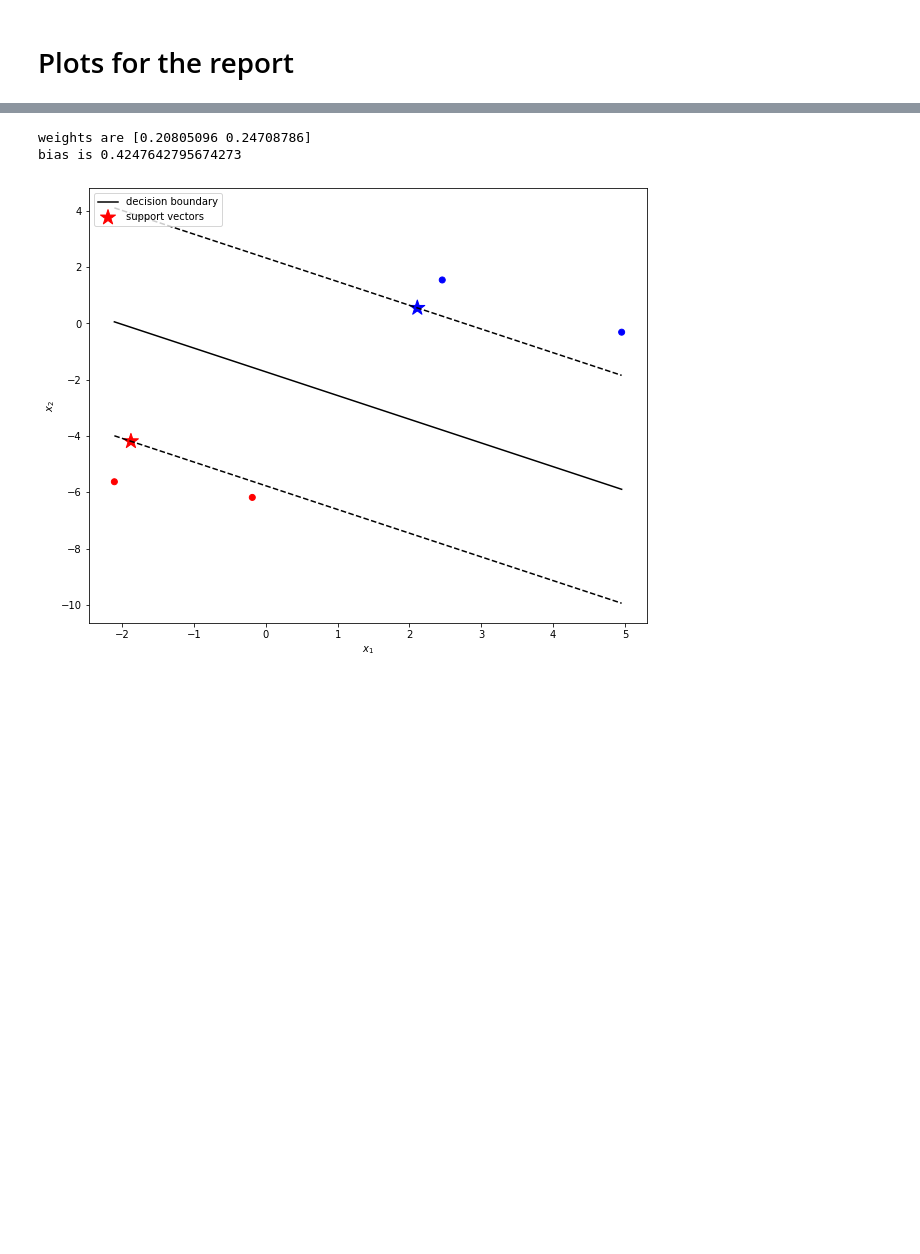
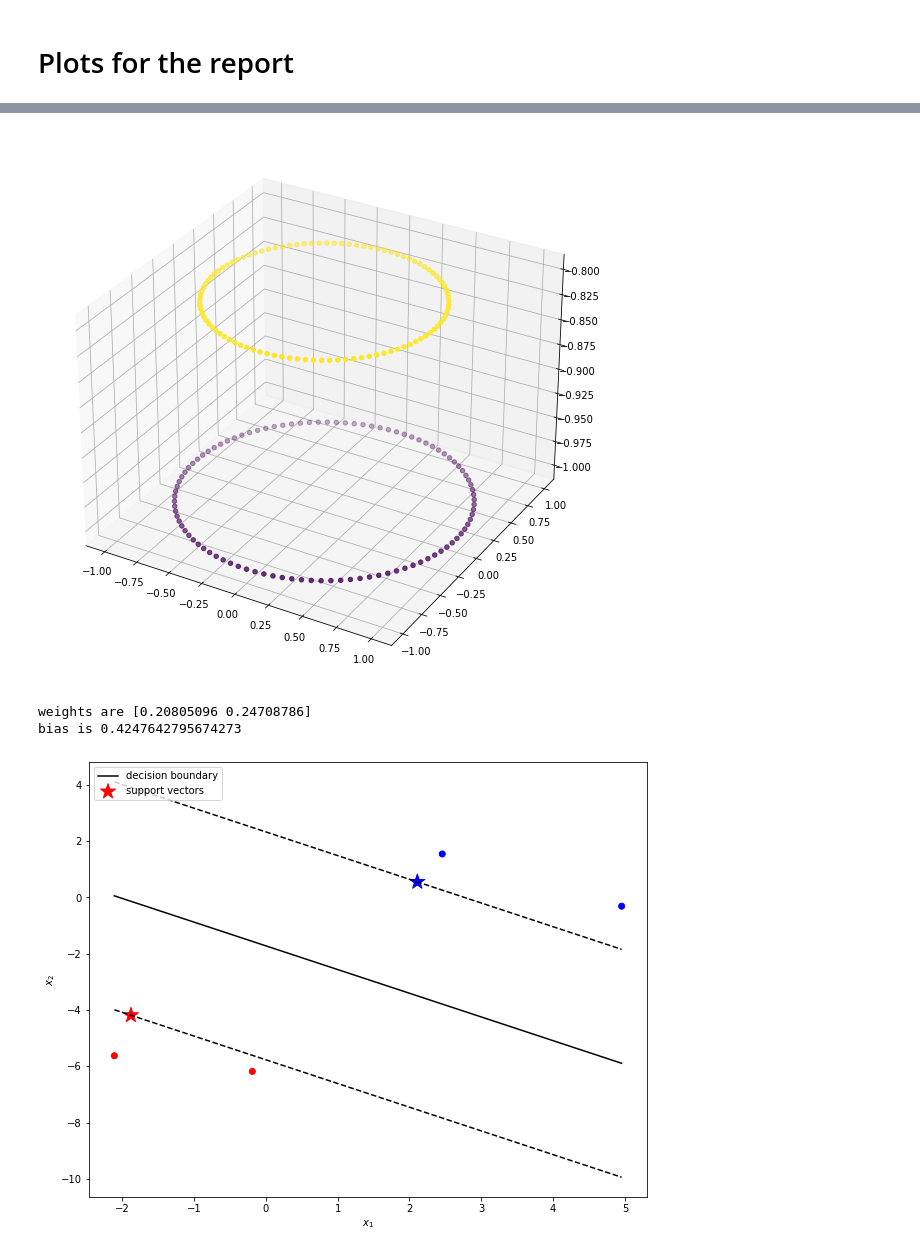
Before and after one commit to reiamt/M4ML, a Jupyter notebook: project3/report_plots.ipynb, the cells around one changed output, grey strips where cells are left out. Saved outputs shown, nothing was run; the diff lists cells and outputs as text; code cells hidden in the pictures; blank space fills up the shorter version.

```diff
--- a/project3/report_plots.ipynb
+++ b/project3/report_plots.ipynb
@@ -12,3 +29,16 @@ from cvxopt import matrix, solvers  #only used for solve the quadratic optimizat
+# %%
+def circle_transf(X):
+    return X[:,0], X[:,1], -np.sqrt(X[:,0]**2+X[:,1]**2)
+
+X1, X2, X3 = circle_transf(X)
+
+fig = plt.figure(figsize=[10,10])
+ax = fig.add_subplot(projection='3d')
+ax.scatter(X1, X2, X3, c=y)
+
+plt.show()
+# %% [output]
+[figure, added]
 # %%
 N=6
 D=2
```
Also changed, not shown: parts of 2 cells of this notebook, 4 other files.
